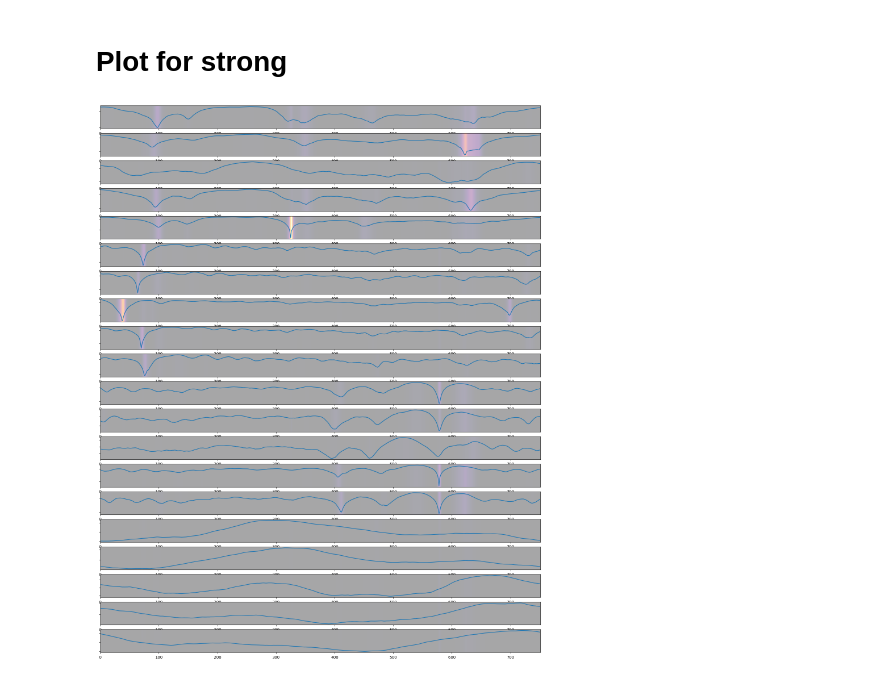
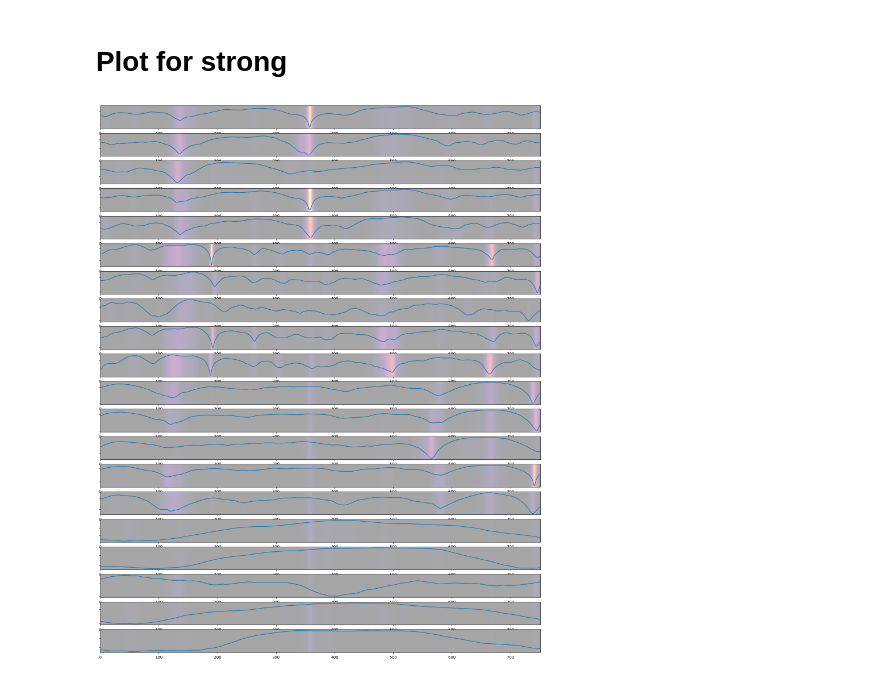
Before and after one commit to tapyu/dCAM, a Jupyter notebook: examples/foo.ipynb, the cells around one changed output. Saved outputs shown, nothing was run; the diff lists cells and outputs as text; code cells hidden in the pictures.

```diff
--- a/examples/foo.ipynb
+++ b/examples/foo.ipynb
@@ -298,27 +438,15 @@ plt.plot(model.loss_test_history)
 # %%
+# load the model
 model = torch.load("model", map_location=device, weights_only=False).to(device)
-model = model.eval()
-
-instance_idx = 0
-instance = np.array(X_s[instance_idx])
-label_instance = 1
+model = model.eval() # NOTE: It does NOT disable autograd; use torch.no_grad() for that.
+# net = getattr(model, "model", model).to(device).eval()
 
 # dCNN
 last_conv_layer = model._modules['layer3']
 fc_layer_name = model._modules['fc1']
 
-# dResNet
-#last_conv_layer = model.model._modules['layers'][2]
-#fc_layer_name = model.model._modules['final']
-
-#InceptionTime
-#last_conv_layer = model.model._modules['blocks'][2]
-#fc_layer_name = model.model._modules['linear']
-
-
-
 DCAM_m = DCAM(model,device,last_conv_layer=last_conv_layer,fc_layer_name=fc_layer_name)
 dcam, permutation_success = DCAM_m.run(
-    instance=[i for i in instance],
+    instance=[i for i in instance[0].cpu().numpy()[0]],
     nb_permutation=200,
-    label_instance=label_instance)
+    label_instance=target_label)
@@ -327,29 +460,29 @@ dcam, permutation_success = DCAM_m.run(
 # %%
 K = 20
 dcam_min = np.min(dcam)
 dcam_max = np.max(dcam)
 dcam_range = dcam_max - dcam_min
 
 dcam_norm = (dcam - dcam_min) / dcam_range
 vmin, vmax = float(dcam_norm.min()), float(dcam_norm.max())
 
 plt.figure(figsize=(20, 25))
 for i in range(K):
     ax = plt.subplot(K, 1, i + 1)
-    ax.plot(instance[i], color="tab:blue")
-    ax.set_xlim(0, len(instance[i]))
+    ax.plot(instance[0].cpu().numpy()[0][i, :], color="tab:blue")
+    ax.set_xlim(0, len(instance[0].cpu().numpy()[0][i, :]))
     ax.set_yticklabels([f"Dim {i}"])
 
     ymin, ymax = ax.get_ylim()
     ax.imshow(
         dcam_norm[i][np.newaxis, :],
         extent=[0, len(dcam[i]), ymin, ymax],
         aspect="auto",
         cmap="inferno",
         alpha=0.35,
         vmin=vmin, vmax=vmax, # enforce global scaling
         interpolation="none",
     )
     ax.set_ylim(ymin, ymax)
 # %% [output]
-[figure, old version]
+[figure, new version]
```
Also changed, not shown: parts of 18 cells of this notebook, 3 other files.
